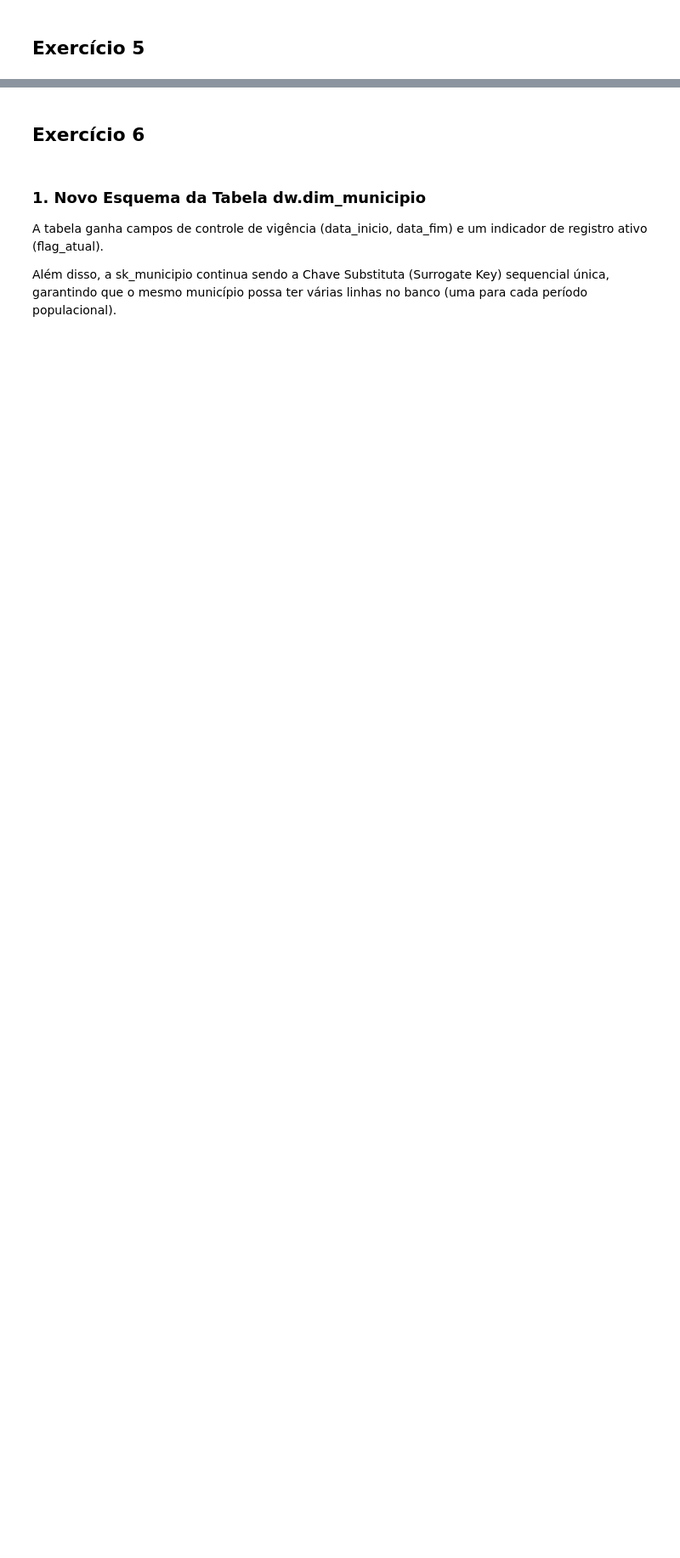
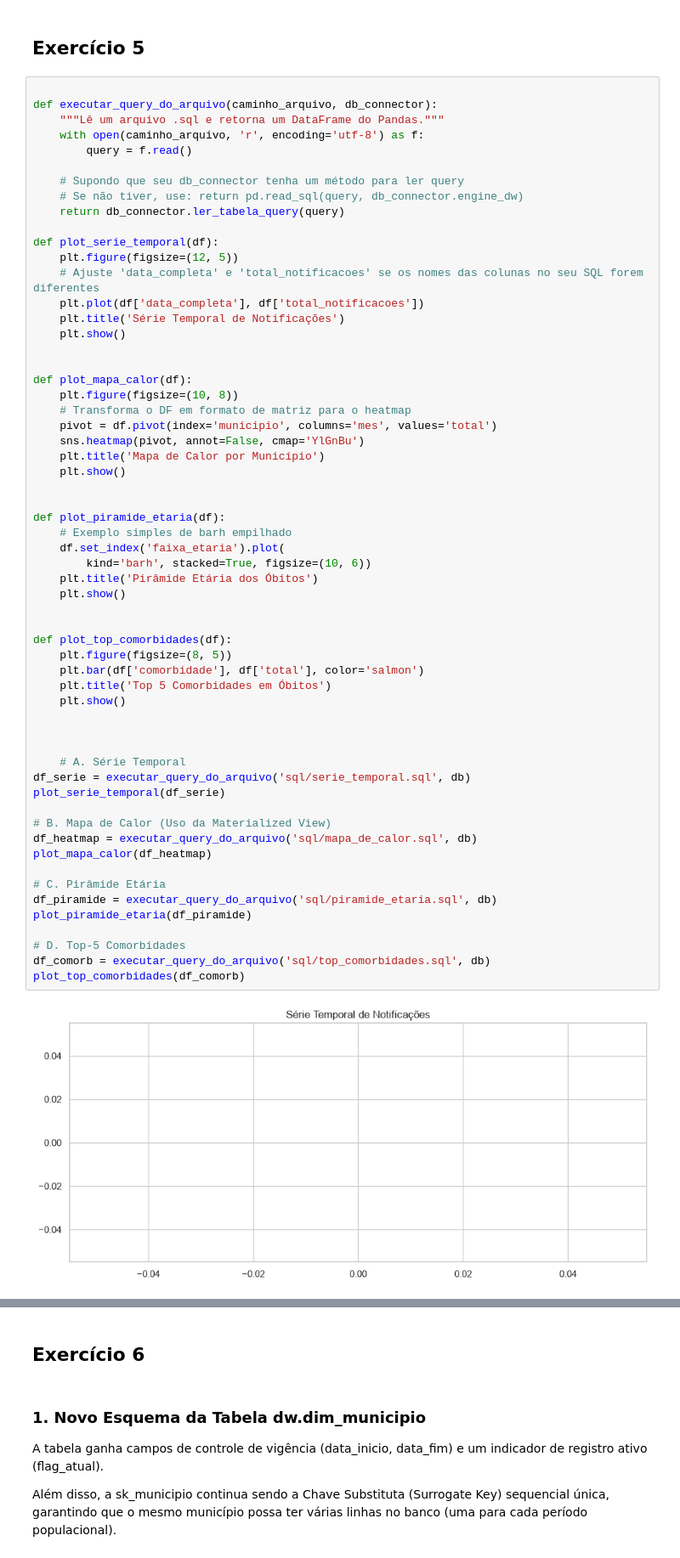
Before and after one commit to denadaiLorena/BI-COVID19, a Jupyter notebook: exercicios.ipynb, the cells around one changed output, grey strips where cells are left out. Shown at 85% size. Saved outputs shown, nothing was run; the diff lists cells and outputs as text; blank space fills up the shorter version.

```diff
--- a/exercicios.ipynb
+++ b/exercicios.ipynb
@@ -112,2 +270,63 @@ db.processar_e_testar_data_mart(SQL_MART_PATH)
 # %% [markdown]
 ## Exercício 5
+# %%
+
+def executar_query_do_arquivo(caminho_arquivo, db_connector):
+    """Lê um arquivo .sql e retorna um DataFrame do Pandas."""
+    with open(caminho_arquivo, 'r', encoding='utf-8') as f:
+        query = f.read()
+
+    # Supondo que seu db_connector tenha um método para ler query
+    # Se não tiver, use: return pd.read_sql(query, db_connector.engine_dw)
+    return db_connector.ler_tabela_query(query)
+
+def plot_serie_temporal(df):
+    plt.figure(figsize=(12, 5))
+    # Ajuste 'data_completa' e 'total_notificacoes' se os nomes das colunas no seu SQL forem diferentes
+    plt.plot(df['data_completa'], df['total_notificacoes'])
+    plt.title('Série Temporal de Notificações')
+    plt.show()
+
+
+def plot_mapa_calor(df):
+    plt.figure(figsize=(10, 8))
+    # Transforma o DF em formato de matriz para o heatmap
+    pivot = df.pivot(index='municipio', columns='mes', values='total')
+    sns.heatmap(pivot, annot=False, cmap='YlGnBu')
+    plt.title('Mapa de Calor por Município')
+    plt.show()
+
+
+def plot_piramide_etaria(df):
+    # Exemplo simples de barh empilhado
+    df.set_index('faixa_etaria').plot(
+        kind='barh', stacked=True, figsize=(10, 6))
+    plt.title('Pirâmide Etária dos Óbitos')
+    plt.show()
+
+
+def plot_top_comorbidades(df):
+    plt.figure(figsize=(8, 5))
+    plt.bar(df['comorbidade'], df['total'], color='salmon')
+    plt.title('Top 5 Comorbidades em Óbitos')
+    plt.show()
+
+
+
+    # A. Série Temporal
+df_serie = executar_query_do_arquivo('sql/serie_temporal.sql', db)
+plot_serie_temporal(df_serie)
+
+# B. Mapa de Calor (Uso da Materialized View)
+df_heatmap = executar_query_do_arquivo('sql/mapa_de_calor.sql', db)
+plot_mapa_calor(df_heatmap)
+
+# C. Pirâmide Etária
+df_piramide = executar_query_do_arquivo('sql/piramide_etaria.sql', db)
+plot_piramide_etaria(df_piramide)
+
+# D. Top-5 Comorbidades
+df_comorb = executar_query_do_arquivo('sql/top_comorbidades.sql', db)
+plot_top_comorbidades(df_comorb)
+# %% [output]
+[figure, added]
```
Also changed, not shown: parts of 11 cells of this notebook, 10 other files.
